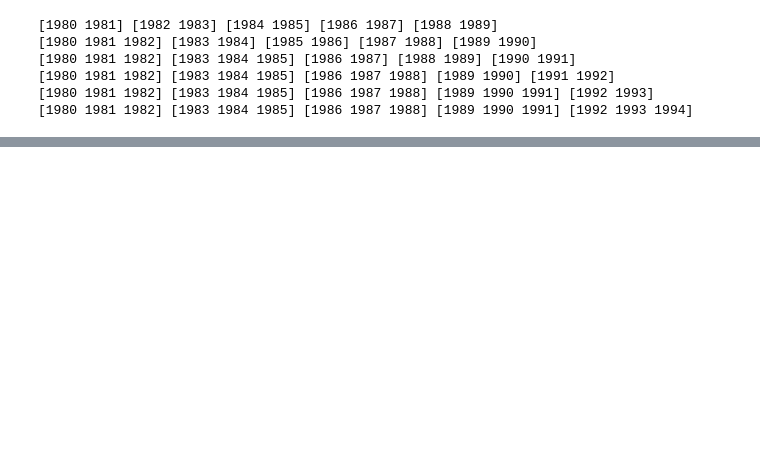
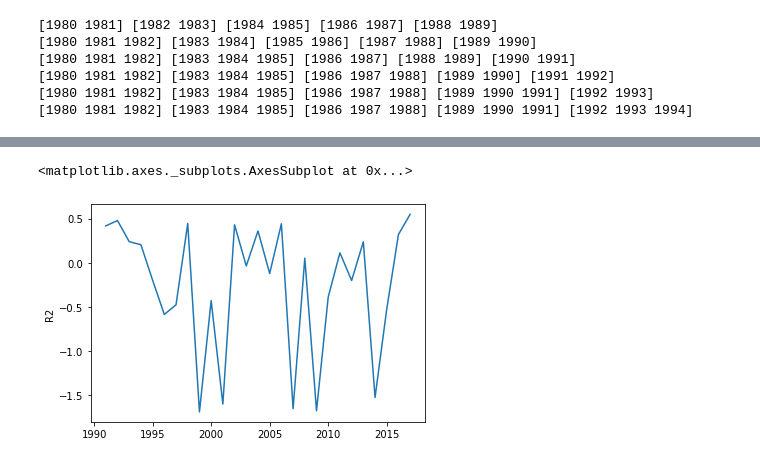
Before and after one commit to christopher-reed/CA-High-Value-Crops, a Jupyter notebook: Crop_Weather_EDA.ipynb, the cells around one changed output, grey strips where cells are left out. Drawn from its saved outputs; the diff is of its cells as text; code cells hidden in the pictures; blank space fills up the shorter version.

Commit message:
Examine results of time series

```diff
--- a/Crop_Weather_EDA.ipynb
+++ b/Crop_Weather_EDA.ipynb
@@ -1063,4 +1001,4 @@ print(*np.array_split(range(1980,1995), 5))
 [1980 1981 1982] [1983 1984 1985] [1986 1987 1988] [1989 1990 1991] [1992 1993]
 [1980 1981 1982] [1983 1984 1985] [1986 1987 1988] [1989 1990 1991] [1992 1993 1994]
 # %%
-yeet = np.array_split(range(10), 5)
+groups = np.array_split(range(1980,1990+1,1), 5)
@@ -1071,5 +1005,3 @@ True
-# %%
-groups = np.array_split(range(1980,1990,1), 5)
 # %%
 groups
 # %% [output]
@@ -1081,6 +1013,6 @@ groups
 # %%
 def grouper(x):
-  if x in group[0]:
+  if x in groups[0]:
     return 0
   elif x in groups[1]:
     return 1
@@ -1169,0 +1165,11 @@ TEST: 0.4190161048683372
+# %%
+validationR2 = {}
+
+for year in np.arange(1991,2017+1):
+  validationR2[year] = model_dict[str(year)]['VALIDATION R2']
+# %%
+df = pd.Series(validationR2).to_frame(name = 'R2')
+sns.lineplot(x = df.index, y = 'R2', data = df)
+# %% [output]
+<matplotlib.axes._subplots.AxesSubplot at 0x...>
+[figure, added]
```
Also changed, not shown: parts of 27 cells of this notebook.
